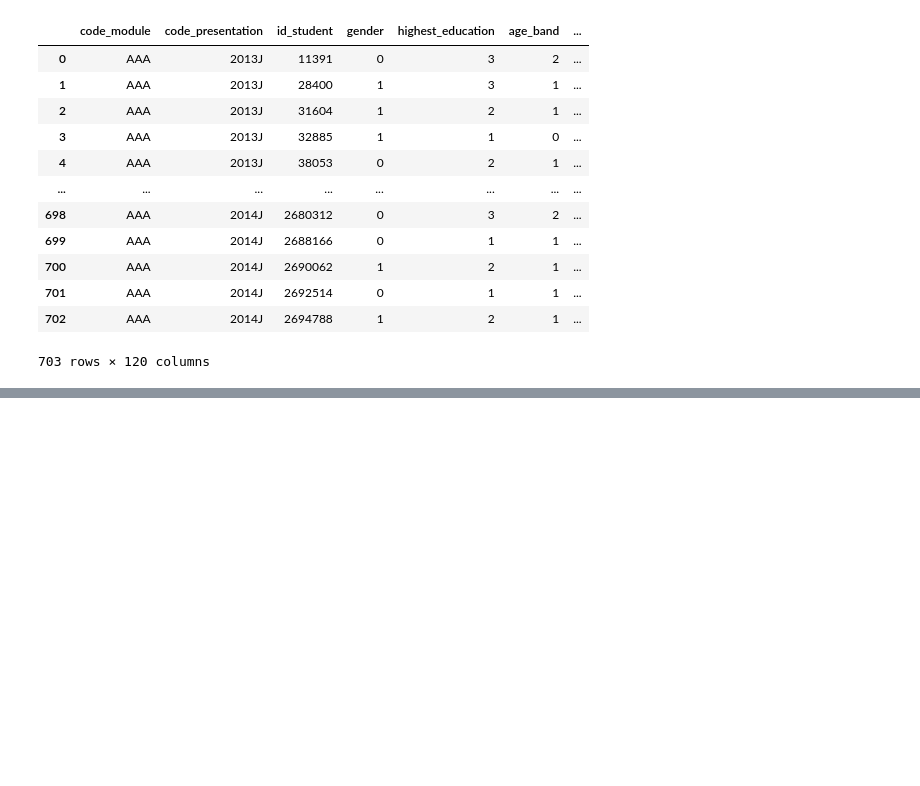
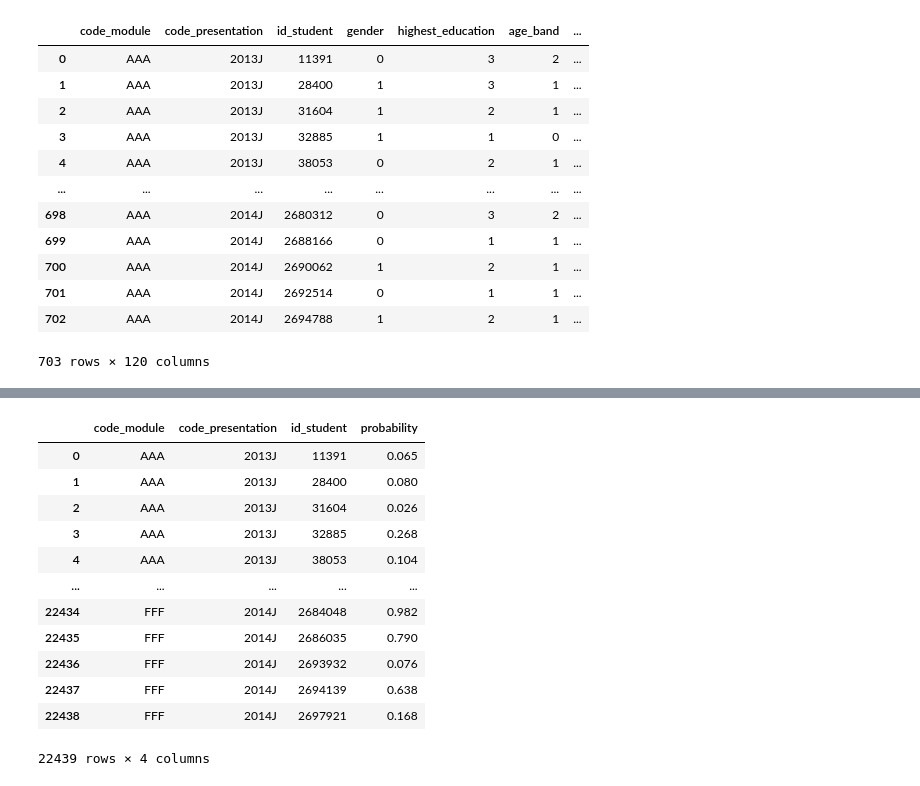
Before and after one commit to sustrev/SIADS697, a Jupyter notebook: prediction_algorithm.ipynb, the cells around one changed output, grey strips where cells are left out. Saved outputs shown, nothing was run; the diff lists cells and outputs as text; code cells hidden in the pictures; blank space fills up the shorter version.

Commit message:
Created prediction xlsx's for dashboard use

```diff
--- a/prediction_algorithm.ipynb
+++ b/prediction_algorithm.ipynb
@@ -227,0 +241,24 @@ array([[<matplotlib.axes._subplots.AxesSubplot object at 0x...>]],
+# %%
+a_prob_df = a_with_proba[['code_module', 'code_presentation', 'id_student', 'probability']].copy()
+b_prob_df = b_with_proba[['code_module', 'code_presentation', 'id_student', 'probability']].copy()
+c_prob_df = c_with_proba[['code_module', 'code_presentation', 'id_student', 'probability']].copy()
+d_prob_df = d_with_proba[['code_module', 'code_presentation', 'id_student', 'probability']].copy()
+e_prob_df = e_with_proba[['code_module', 'code_presentation', 'id_student', 'probability']].copy()
+f_prob_df = f_with_proba[['code_module', 'code_presentation', 'id_student', 'probability']].copy()
+
+class_specific_predictions = pd.concat([a_prob_df, b_prob_df, c_prob_df, d_prob_df, e_prob_df, f_prob_df], ignore_index=True)
+class_specific_predictions
+# %% [output]
+|  | code_module | code_presentation | id_student | probability |
+| 0 | AAA | 2013J | 11391 | 0.065 |
+| 1 | AAA | 2013J | 28400 | 0.080 |
+| 2 | AAA | 2013J | 31604 | 0.026 |
+| 3 | AAA | 2013J | 32885 | 0.268 |
+| 4 | AAA | 2013J | 38053 | 0.104 |
+| ... | ... | ... | ... | ... |
+| 22434 | FFF | 2014J | 2684048 | 0.982 |
+| 22435 | FFF | 2014J | 2686035 | 0.790 |
+| 22436 | FFF | 2014J | 2693932 | 0.076 |
+| 22437 | FFF | 2014J | 2694139 | 0.638 |
+| 22438 | FFF | 2014J | 2697921 | 0.168 |
+22439 rows × 4 columns
```
Also changed, not shown: parts of 11 cells of this notebook, 2 other files.
